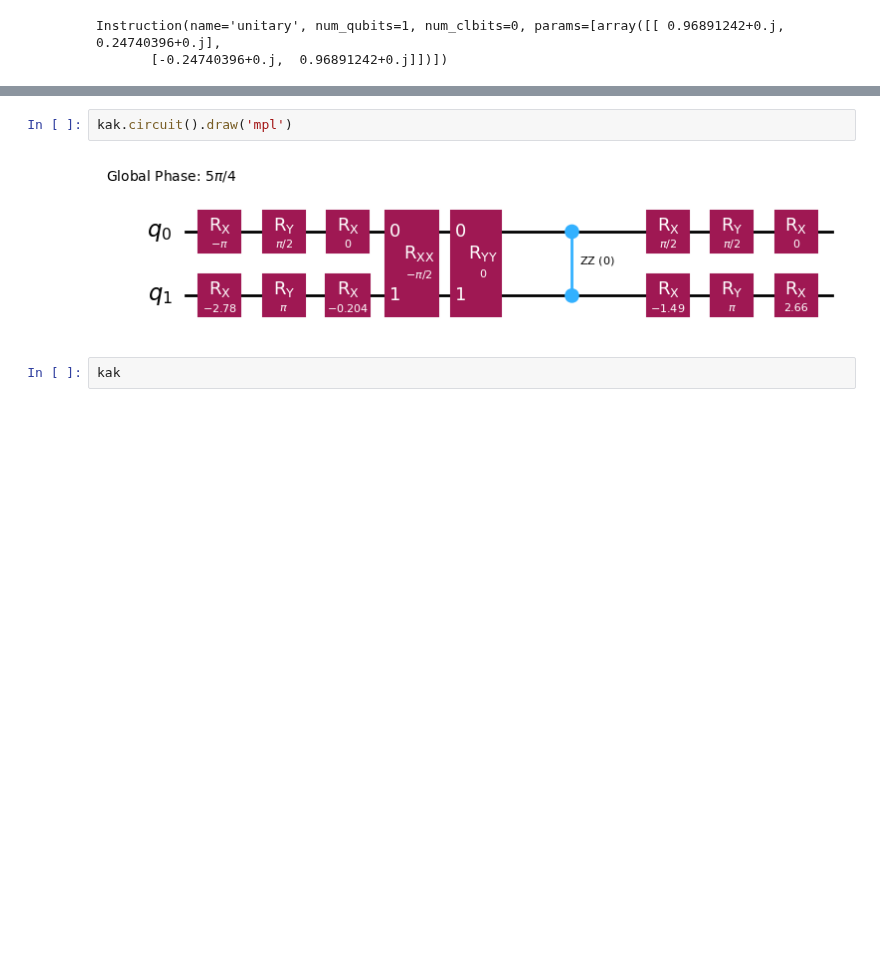
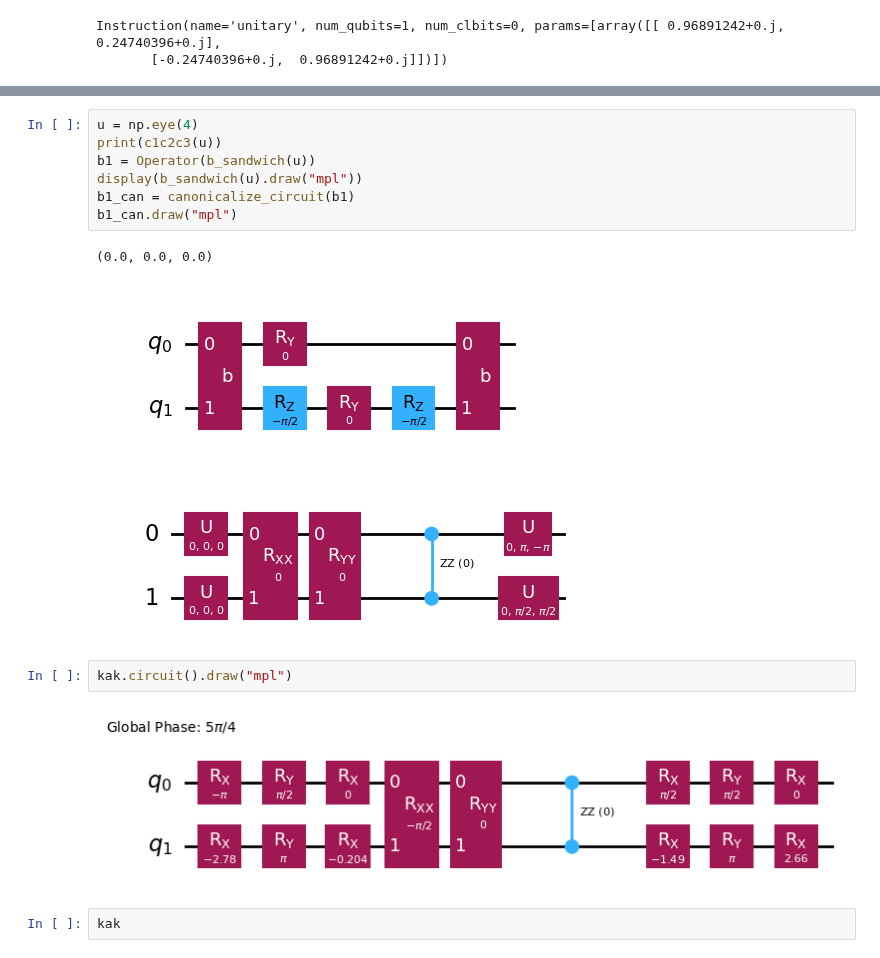
Before and after one commit to evmckinney9/can_sandwich, a Jupyter notebook: src/notebooks/01_main.ipynb, the cells around one changed output, grey strips where cells are left out. Drawn from its saved outputs; the diff is of its cells as text; blank space fills up the shorter version.

```diff
--- a/src/notebooks/01_main.ipynb
+++ b/src/notebooks/01_main.ipynb
@@ -97,5 +190,16 @@ Quantum object: dims=[[4], [4]], shape=(4, 4), type='oper', dtype=Dense, isherm=
+# %%
+u = np.eye(4)
+print(c1c2c3(u))
+b1 = Operator(b_sandwich(u))
+display(b_sandwich(u).draw("mpl"))
+b1_can = canonicalize_circuit(b1)
+b1_can.draw("mpl")
+# %% [output]
+(0.0, 0.0, 0.0)
+[figure, added]
+[figure, added]
 # %%
-kak.circuit().draw('mpl')
+kak.circuit().draw("mpl")
 # %% [output]
 [figure]
 # %%
```
Also changed, not shown: parts of 13 cells of this notebook, 5 other files.
